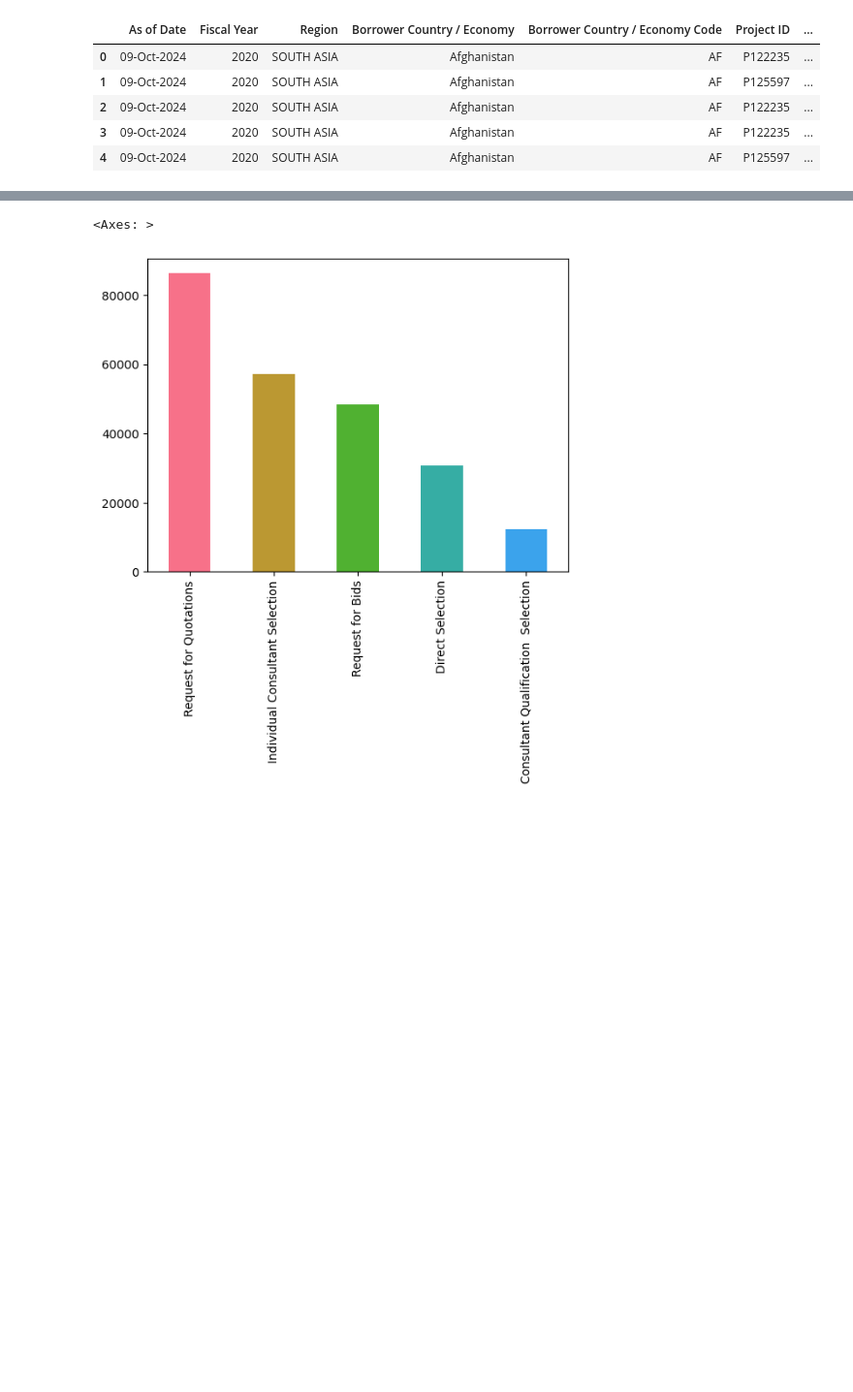
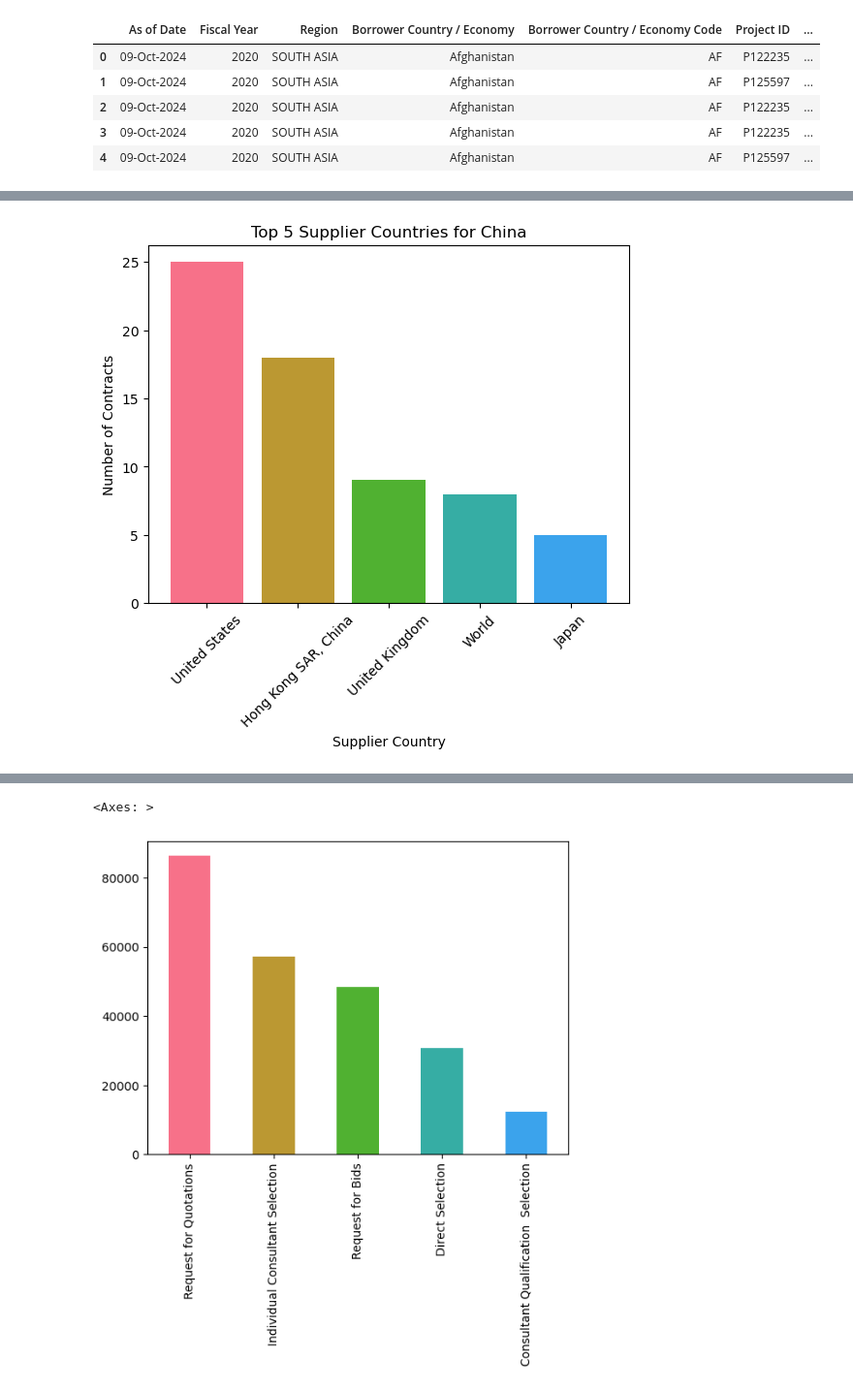
Before and after one commit to mdlugosz-develop/bootcamp-project-1, a Jupyter notebook: analysis.ipynb, the cells around one changed output, grey strips where cells are left out. Shown at 97% size. Drawn from its saved outputs; the diff is of its cells as text; code cells hidden in the pictures; blank space fills up the shorter version.

```diff
--- a/analysis.ipynb
+++ b/analysis.ipynb
@@ -17,0 +256,17 @@ df.head()
+# %%
+china_contracts = sorted_df[sorted_df['Borrower Country / Economy'] == 'China']
+
+china_contracts = china_contracts[china_contracts['Supplier Country / Economy'] != 'China']
+
+supplier_countries_china = china_contracts['Supplier Country / Economy'].value_counts().head(5)
+
+supplier_countries_china
+
+plt.bar(supplier_countries_china.index, supplier_countries_china.values, color = colors)
+plt.title('Top 5 Supplier Countries for China')
+plt.xlabel('Supplier Country')
+plt.ylabel('Number of Contracts')
+plt.xticks(rotation=45)
+plt.show()
+# %% [output]
+[figure, added]
```
Also changed, not shown: parts of 40 cells of this notebook.
